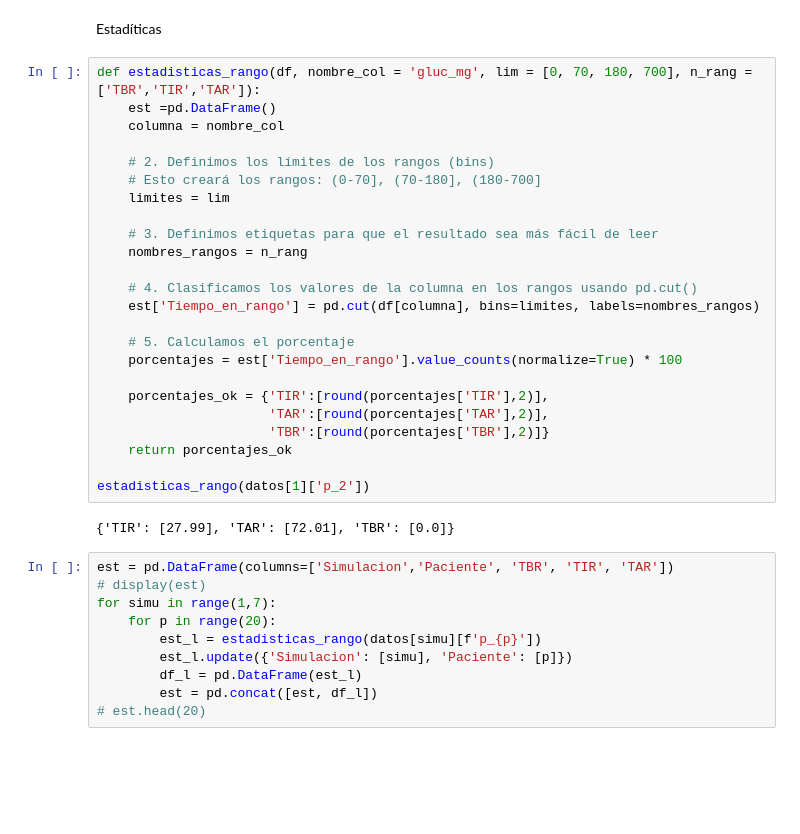
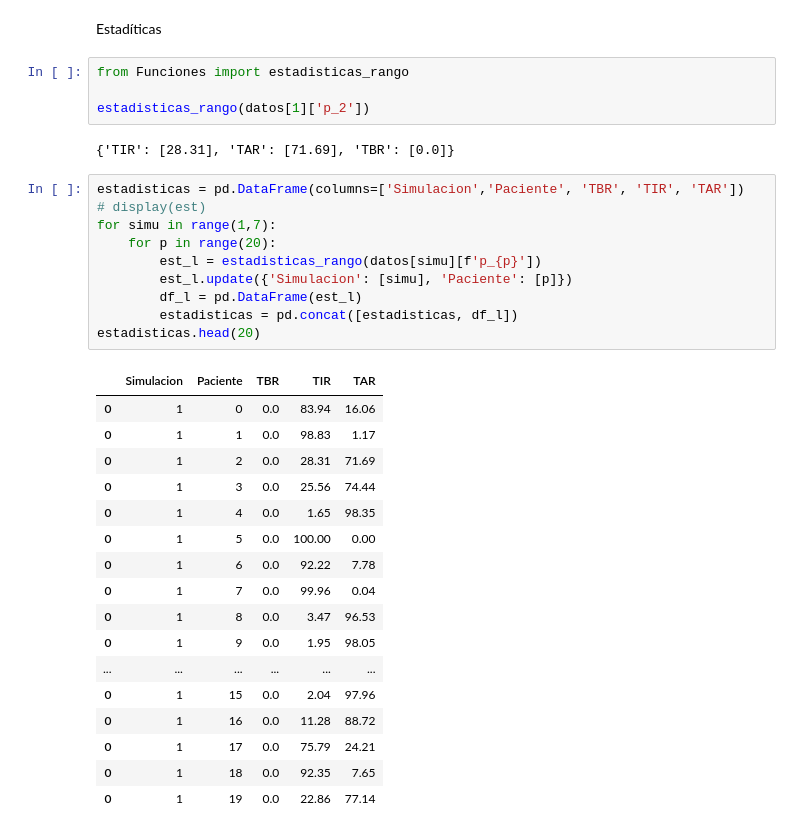
Before and after one commit to WillyFtAb/TFG-GIS-Predictor-glucosa, a Jupyter notebook: Pruebas/estadisticas.ipynb, the cells around one changed output. Saved outputs shown, nothing was run; the diff lists cells and outputs as text; blank space fills up the shorter version.

```diff
--- a/Pruebas/estadisticas.ipynb
+++ b/Pruebas/estadisticas.ipynb
@@ -138,39 +138,37 @@ datos[1]['p_0']['gluc_mg'].mean()
 # %% [markdown]
 Estadíticas
 # %%
-def estadisticas_rango(df, nombre_col = 'gluc_mg', lim = [0, 70, 180, 700], n_rang = ['TBR','TIR','TAR']):
-    est =pd.DataFrame()
-    columna = nombre_col
-
-    # 2. Definimos los límites de los rangos (bins)
-    # Esto creará los rangos: (0-70], (70-180], (180-700]
-    limites = lim
-
-    # 3. Definimos etiquetas para que el resultado sea más fácil de leer
-    nombres_rangos = n_rang
-
-    # 4. Clasificamos los valores de la columna en los rangos usando pd.cut()
-    est['Tiempo_en_rango'] = pd.cut(df[columna], bins=limites, labels=nombres_rangos)
-
-    # 5. Calculamos el porcentaje
-    porcentajes = est['Tiempo_en_rango'].value_counts(normalize=True) * 100
-
-    porcentajes_ok = {'TIR':[round(porcentajes['TIR'],2)],
-                      'TAR':[round(porcentajes['TAR'],2)],
-                      'TBR':[round(porcentajes['TBR'],2)]}
-    return porcentajes_ok
+from Funciones import estadisticas_rango
 
 estadisticas_rango(datos[1]['p_2'])
 # %% [output]
-{'TIR': [27.99], 'TAR': [72.01], 'TBR': [0.0]}
+{'TIR': [28.31], 'TAR': [71.69], 'TBR': [0.0]}
 # %%
-est = pd.DataFrame(columns=['Simulacion','Paciente', 'TBR', 'TIR', 'TAR'])
+estadisticas = pd.DataFrame(columns=['Simulacion','Paciente', 'TBR', 'TIR', 'TAR'])
 # display(est)
 for simu in range(1,7):
     for p in range(20):
         est_l = estadisticas_rango(datos[simu][f'p_{p}'])
         est_l.update({'Simulacion': [simu], 'Paciente': [p]})
         df_l = pd.DataFrame(est_l)
-        est = pd.concat([est, df_l])
-# est.head(20)
+        estadisticas = pd.concat([estadisticas, df_l])
+estadisticas.head(20)
+# %% [output]
+|  | Simulacion | Paciente | TBR | TIR | TAR |
+| 0 | 1 | 0 | 0.0 | 83.94 | 16.06 |
+| 0 | 1 | 1 | 0.0 | 98.83 | 1.17 |
+| 0 | 1 | 2 | 0.0 | 28.31 | 71.69 |
+| 0 | 1 | 3 | 0.0 | 25.56 | 74.44 |
+| 0 | 1 | 4 | 0.0 | 1.65 | 98.35 |
+| 0 | 1 | 5 | 0.0 | 100.00 | 0.00 |
+| 0 | 1 | 6 | 0.0 | 92.22 | 7.78 |
+| 0 | 1 | 7 | 0.0 | 99.96 | 0.04 |
+| 0 | 1 | 8 | 0.0 | 3.47 | 96.53 |
+| 0 | 1 | 9 | 0.0 | 1.95 | 98.05 |
+| ... | ... | ... | ... | ... | ... |
+| 0 | 1 | 15 | 0.0 | 2.04 | 97.96 |
+| 0 | 1 | 16 | 0.0 | 11.28 | 88.72 |
+| 0 | 1 | 17 | 0.0 | 75.79 | 24.21 |
+| 0 | 1 | 18 | 0.0 | 92.35 | 7.65 |
+| 0 | 1 | 19 | 0.0 | 22.86 | 77.14 |
 # %%
```
Also changed, not shown: parts of 1 cell of this notebook, 1 other file.
